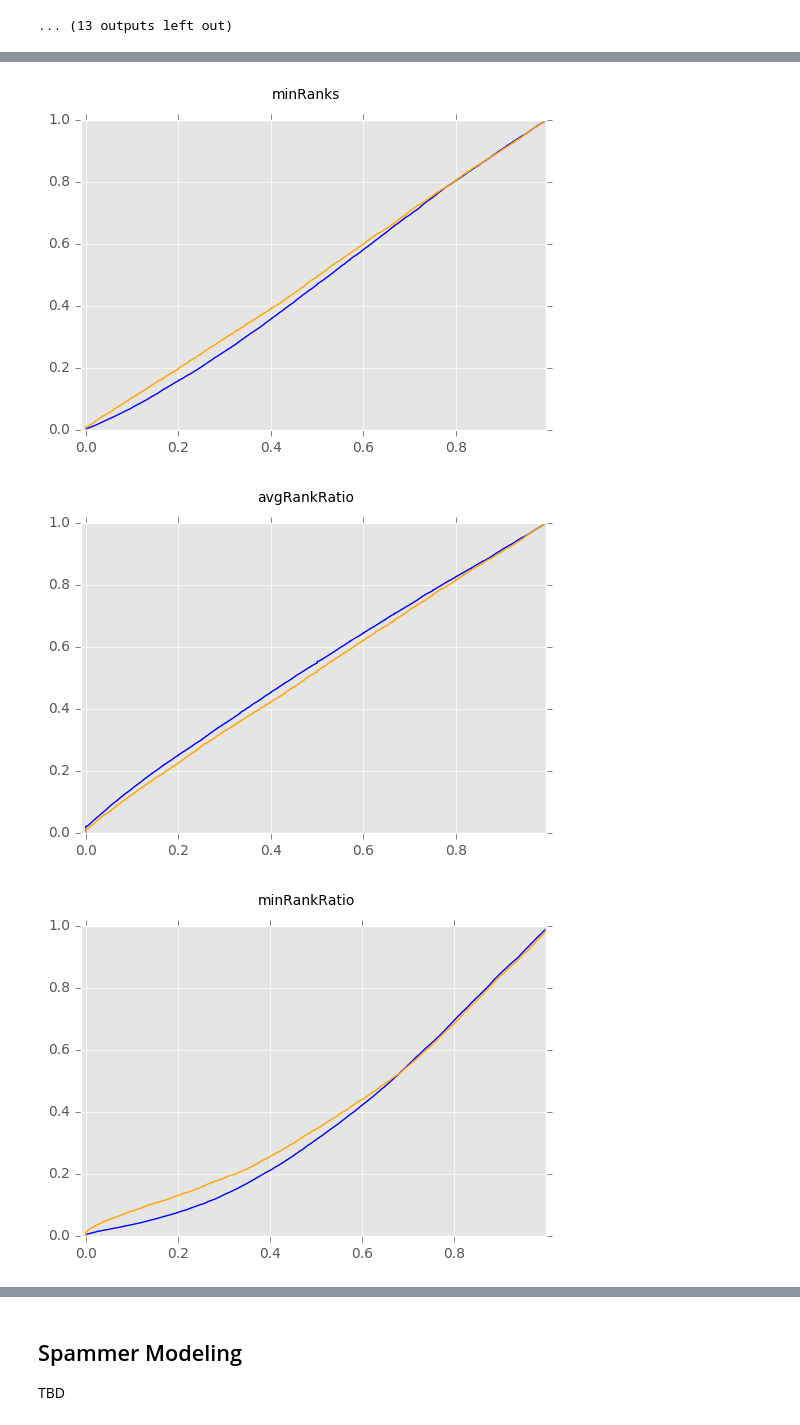
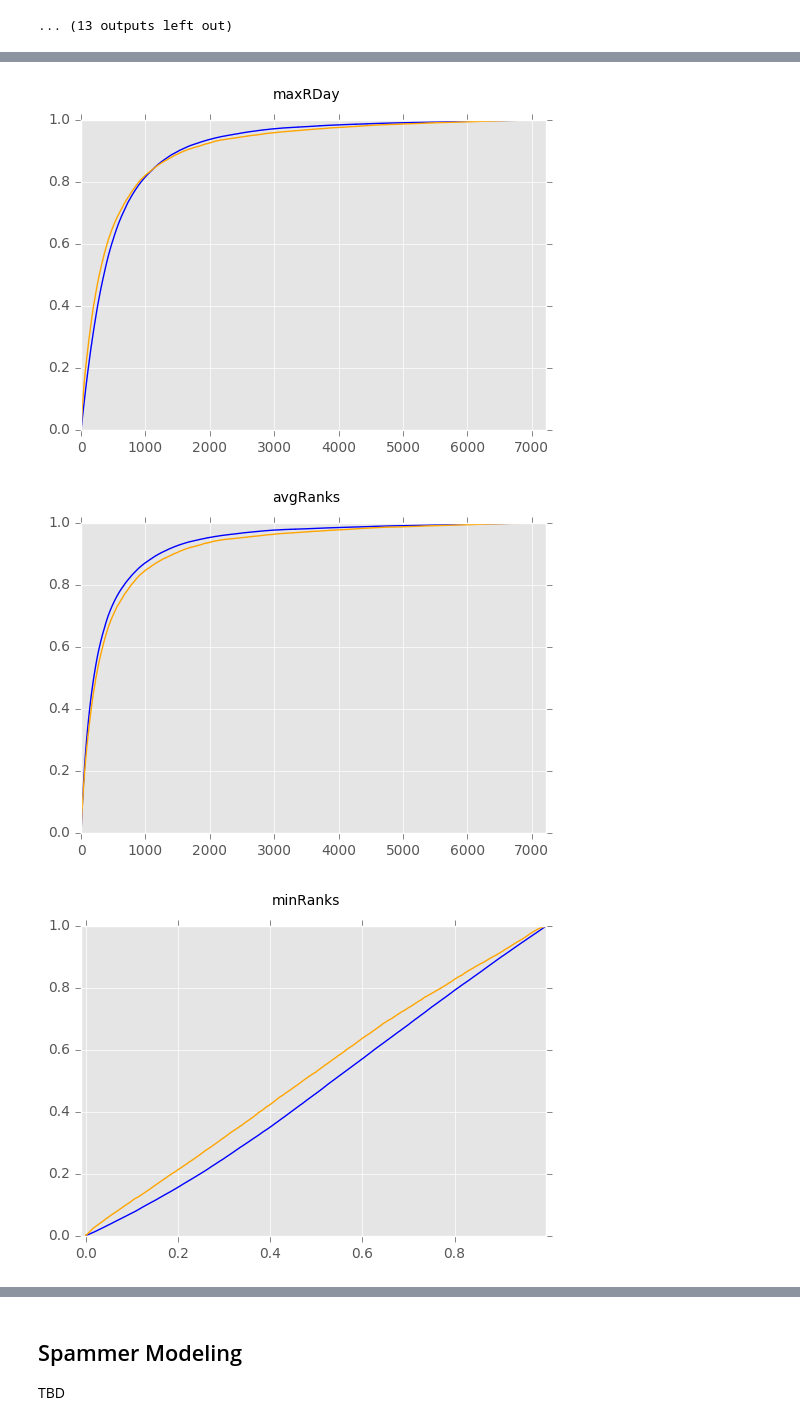
Before and after one commit to terry81811/biubiuPotify, a Jupyter notebook: notebook/yelpSpammer.ipynb, the cells around one changed output, grey strips where cells are left out. Drawn from its saved outputs; the diff is of its cells as text; code cells hidden in the pictures.

Commit message:
feature::visualization updated NYC data visualization

```diff
--- a/notebook/yelpSpammer.ipynb
+++ b/notebook/yelpSpammer.ipynb
@@ -594,0 +624,10 @@ for feature_name in df.columns:
+# %%
+# review feature plot CDF (NYC)
+review_df = pd.read_csv('../data/review_features_nyc.tsv', delimiter='\t')
+
+label = review_df['label']
+
+df = review_df.drop(['k', 'biz', 'user', 'rating', 'date', 'rank_time_frame', 'label'], 1)
+
+for feature_name in df.columns:
+    plotCDF(df[feature_name], label, feature_name, 'review')
@@ -597,11 +650,11 @@ for feature_name in df.columns:
 # %%
-# user feature plot CDF (Pittsburgh)
-user_df = pd.read_csv('../data/user_features.tsv', delimiter='\t')
+# user feature plot CDF (NYC)
+user_df = pd.read_csv('../data/user_features_nyc.tsv', delimiter='\t')
 
 # print user_df
 label = user_df['fraction'].values > 0.5
 
-df = user_df.drop(['numRecR', 'numNonRecR', 'k', 'fraction'], 1)
+df = user_df.drop(['k', 'fraction'], 1)
 
 for feature_name in df.columns:
     plotCDF(df[feature_name], label, feature_name, 'user')
@@ -615,3 +668,3 @@ for feature_name in df.columns:
-[figure, old version]
+[figure, new version]
-[figure, old version]
+[figure, new version]
-[figure, old version]
+[figure, new version]
```
Also changed, not shown: parts of 14 cells of this notebook, 3 other files.
